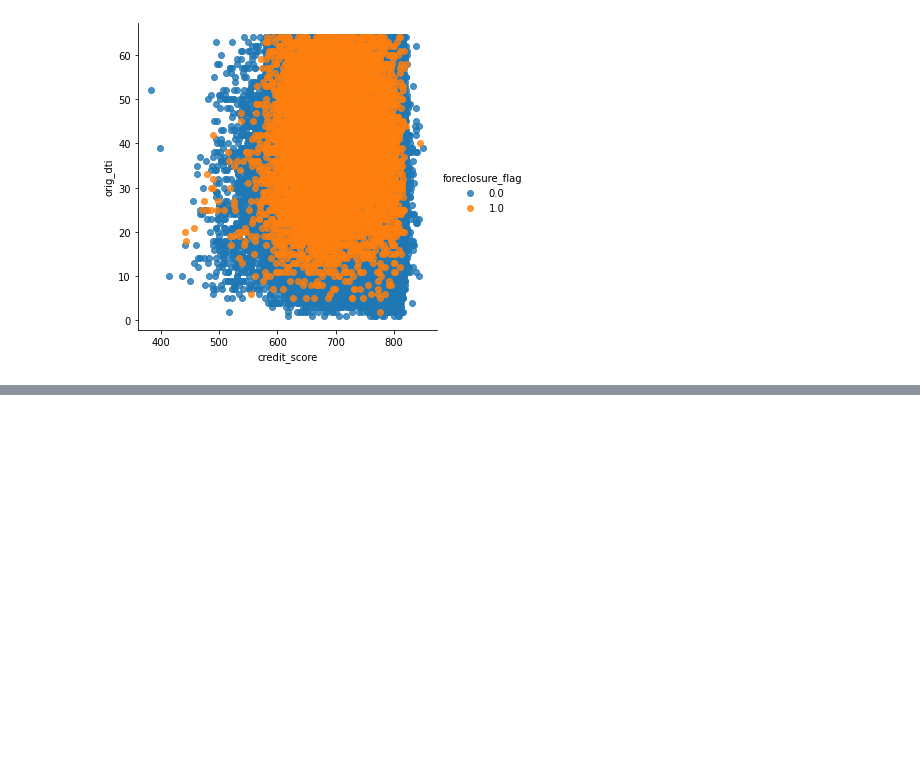
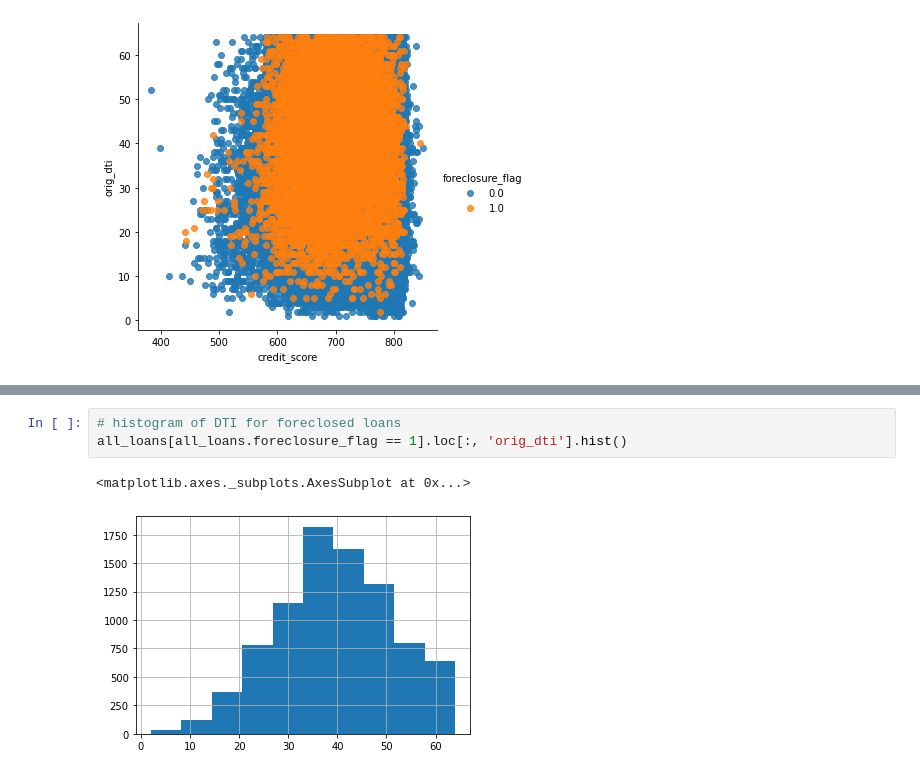
Before and after one commit to jcabiles/AnalysisPractice, a Jupyter notebook: foreclosed_loans_analysis/Analysis of Foreclosed Loans.ipynb, the cells around one changed output, grey strips where cells are left out. Saved outputs shown, nothing was run; the diff lists cells and outputs as text; blank space fills up the shorter version.

```diff
--- a/foreclosed_loans_analysis/Analysis of Foreclosed Loans.ipynb
+++ b/foreclosed_loans_analysis/Analysis of Foreclosed Loans.ipynb
@@ -150,0 +163,6 @@ Name: foreclosure_flag, dtype: int64
+# %%
+# histogram of DTI for foreclosed loans
+all_loans[all_loans.foreclosure_flag == 1].loc[:, 'orig_dti'].hist()
+# %% [output]
+<matplotlib.axes._subplots.AxesSubplot at 0x...>
+[figure, added]
```
Also changed, not shown: parts of 4 cells of this notebook.
